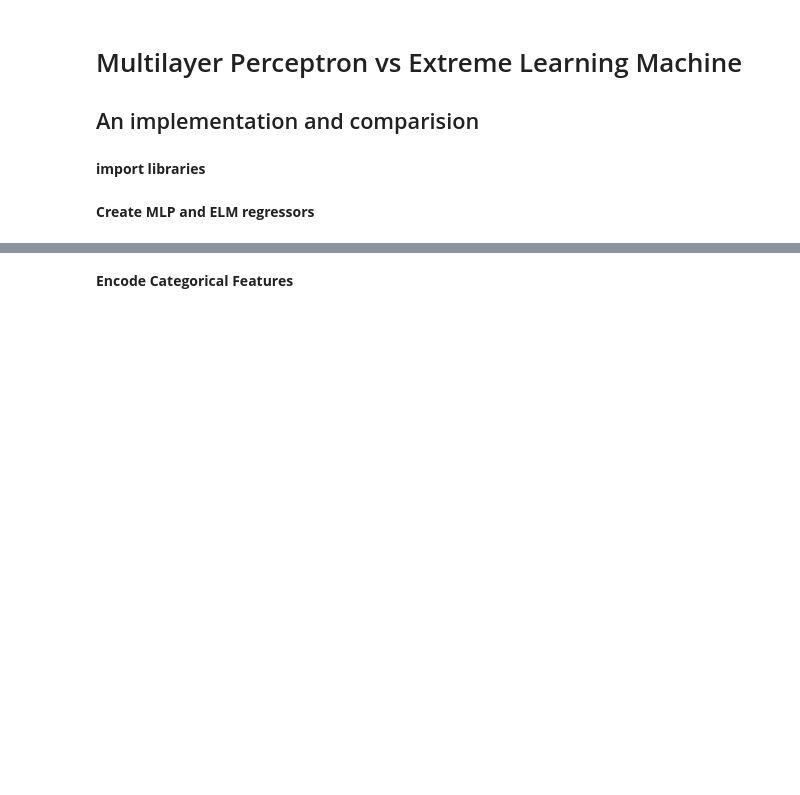
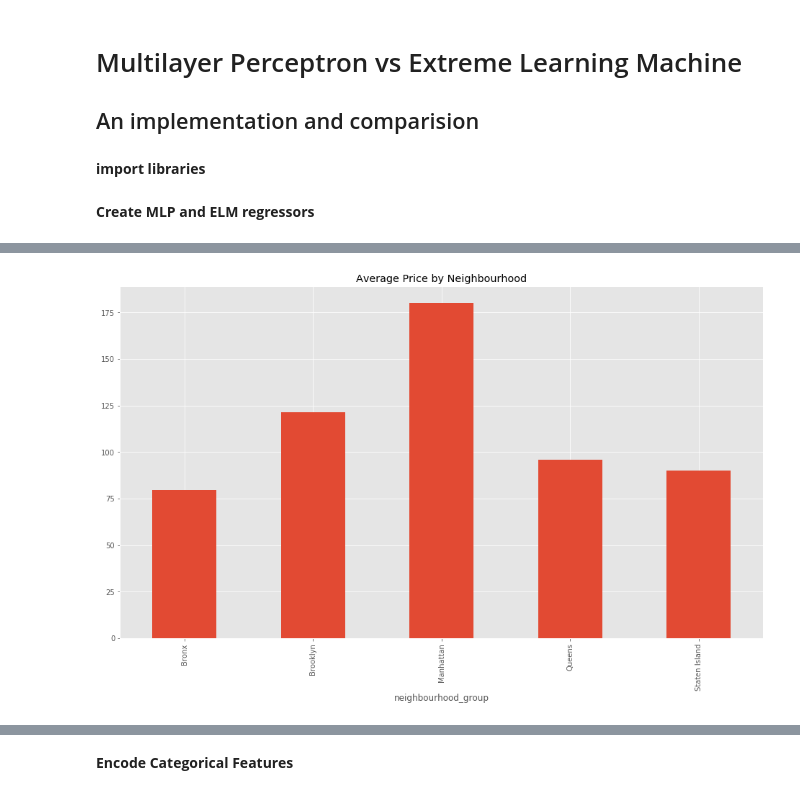
Before and after one commit to naiiytom/elm_and_mlp, a Jupyter notebook: ELM_vs_MLP.ipynb, the cells around one changed output, grey strips where cells are left out. Cells and saved outputs as stored; diff of their text form; code cells hidden in the pictures; blank space fills up the shorter version.

```diff
--- a/ELM_vs_MLP.ipynb
+++ b/ELM_vs_MLP.ipynb
@@ -50,0 +77,3 @@ df.head()
+# %%
+avg_price = df.groupby('neighbourhood_group').agg('mean').price
+avg_price
@@ -51 +88,6 @@ df.head()
+# %%
+avg_price.plot(kind='bar', figsize=(16,9), title='Average Price by Neighbourhood')
+plt.savefig('./data/avg_price.png')
+# %% [output]
+[figure, added]
 # %%
```
Also changed, not shown: parts of 11 cells of this notebook, 9 other files.
